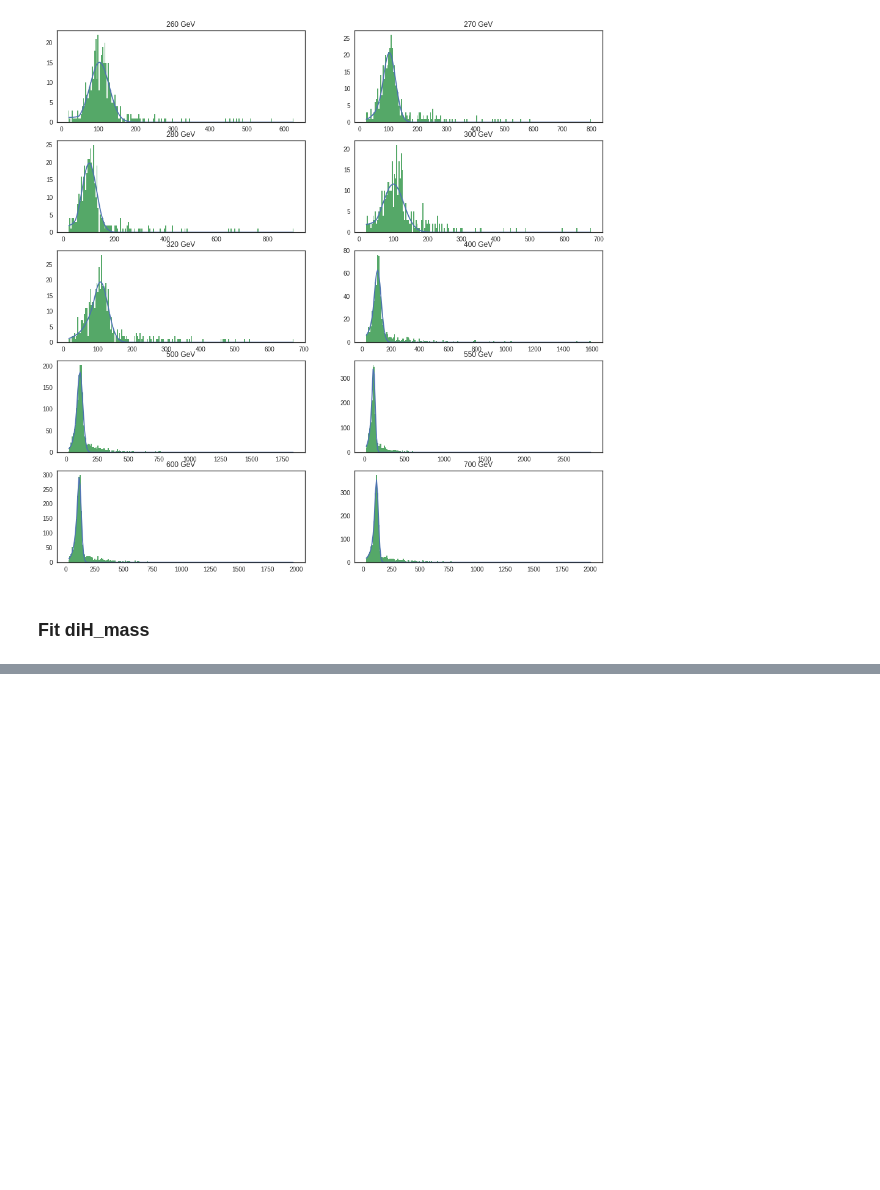
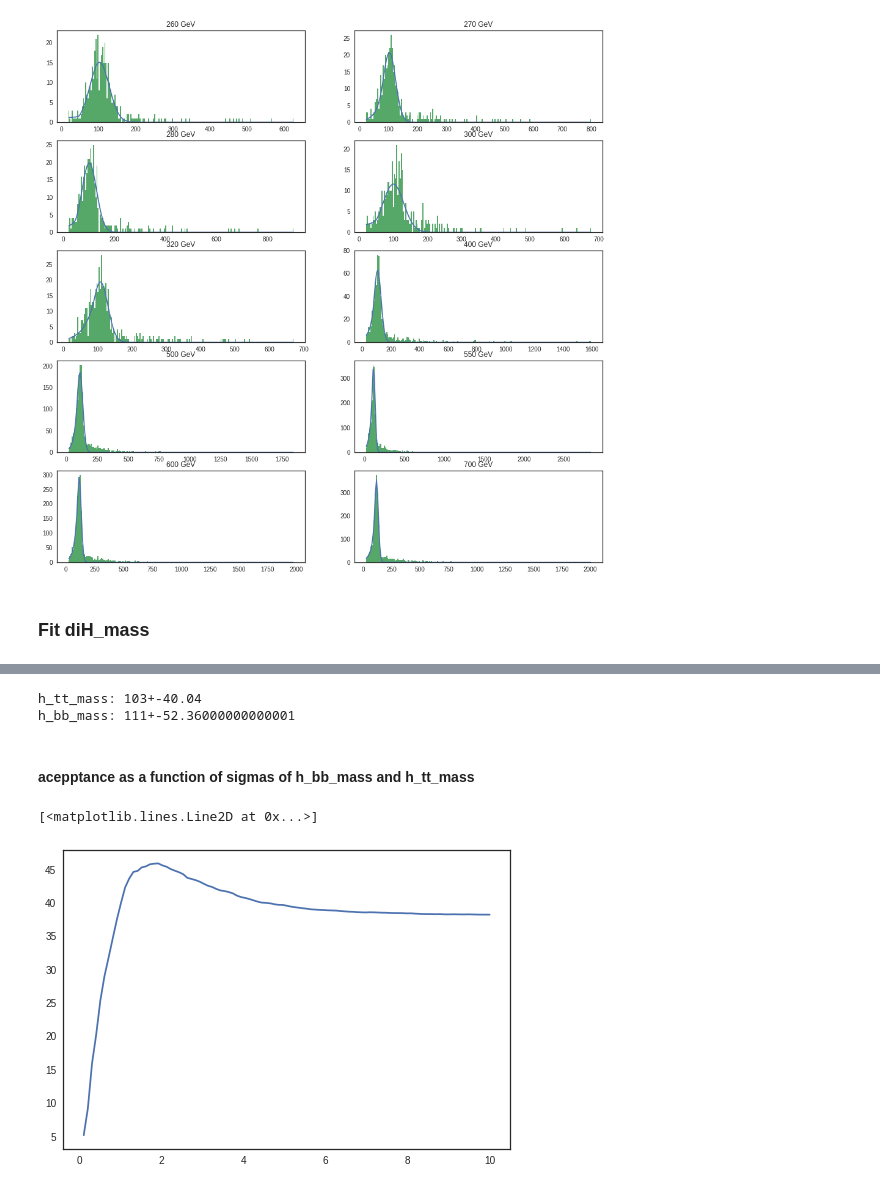
Before and after one commit to antcap96/estagio, a Jupyter notebook: Untitled.ipynb, the cells around one changed output, grey strips where cells are left out. Drawn from its saved outputs; the diff is of its cells as text; code cells hidden in the pictures; blank space fills up the shorter version.

```diff
--- a/Untitled.ipynb
+++ b/Untitled.ipynb
@@ -442,0 +500,42 @@ print(np.array(fitResults_h_bb_mass)[:,3:5])
+# %%
+h_tt_mass_avg = np.average(np.array(fitResults_h_tt_mass)[:,4])
+h_tt_mass_std = np.average(np.array(fitResults_h_tt_mass)[:,3])
+h_bb_mass_avg = np.average(np.array(fitResults_h_bb_mass)[:,4])
+h_bb_mass_std = np.average(np.array(fitResults_h_bb_mass)[:,3])
+
+h_tt_mass_avg = 103
+h_tt_mass_std = 18.2
+h_bb_mass_avg = 111
+h_bb_mass_std = 23.8
+sigmas = 2.2
+
+print("h_tt_mass: {}+-{}".format(h_tt_mass_avg, h_tt_mass_std*sigmas))
+print("h_bb_mass: {}+-{}".format(h_bb_mass_avg, h_bb_mass_std*sigmas))
+# %% [output]
+h_tt_mass: 103+-40.04
+h_bb_mass: 111+-52.36000000000001
+# %% [markdown]
+#### acepptance as a function of sigmas of h_bb_mass and h_tt_mass
+# %%
+x = np.linspace(0, 10, 100)
+y = []
+for j in x:
+    newSignalSelector = [pandas.Series(np.ones(len(signal_anal), dtype=bool)) for signal_anal in signalAnal]
+    newBackgroundSelector = [pandas.Series(np.ones(len(background_anal), dtype=bool)) for background_anal in backgroundAnal]
+    for newSelector, selector, analData in [(newSignalSelector, signalSelector, signalAnal), (newBackgroundSelector, backgroundSelector, backgroundAnal)]:
+        for i in range(len(selector)):
+            newSelector[i] = selector[i] & (((analData[i]['h_bb_mass']-h_bb_mass_avg)/(h_bb_mass_std*j))**2 + ((analData[i]['h_tt_mass']-h_tt_mass_avg)/(h_bb_mass_std*j))**2 < 1)
+
+    newCutSignalAnal, newCutBackgroundAnal = [], []
+
+    for i in range(len(signalAnal)):
+        newCutSignalAnal.append(signalAnal[i][newSignalSelector[i]])
+
+    for i in range(len(backgroundAnal)):
+        newCutBackgroundAnal.append(backgroundAnal[i][newBackgroundSelector[i]])
+    y.append(calculateFOM(newCutSignalAnal, newCutBackgroundAnal, signalIdx, backgroundIdx))
+
+plt.plot(x,y)
+# %% [output]
+[<matplotlib.lines.Line2D at 0x...>]
+[figure, added]
```
Also changed, not shown: parts of 15 cells of this notebook.
